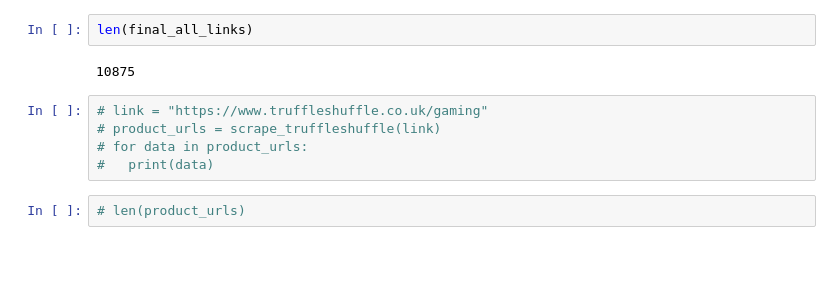
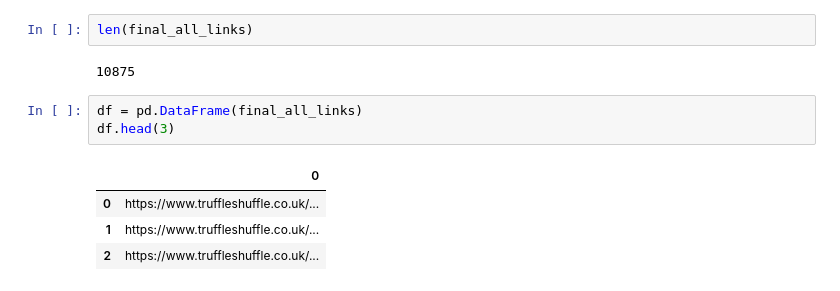
Before and after one commit to byiringiroscar/NLP-Data-science-ML-and-Artificial-Intelligence, a Jupyter notebook: ScraptruffleshuffleLoadMore.ipynb, the cells around one changed output. Drawn from its saved outputs; the diff is of its cells as text; blank space fills up the shorter version.

```diff
--- a/ScraptruffleshuffleLoadMore.ipynb
+++ b/ScraptruffleshuffleLoadMore.ipynb
@@ -229,10 +229,11 @@ scrap index: 36 on this link: https://www.truffleshuffle.co.uk/halloween
 len(final_all_links)
 # %% [output]
 10875
-# %%
-# link = "https://www.truffleshuffle.co.uk/gaming"
-# product_urls = scrape_truffleshuffle(link)
-# for data in product_urls:
-#   print(data)
-# %%
-# len(product_urls)
+# %%
+df = pd.DataFrame(final_all_links)
+df.head(3)
+# %% [output]
+|  | 0 |
+| 0 | https://www.truffleshuffle.co.uk/... |
+| 1 | https://www.truffleshuffle.co.uk/... |
+| 2 | https://www.truffleshuffle.co.uk/... |
```
Also changed, not shown: parts of 6 cells of this notebook.
